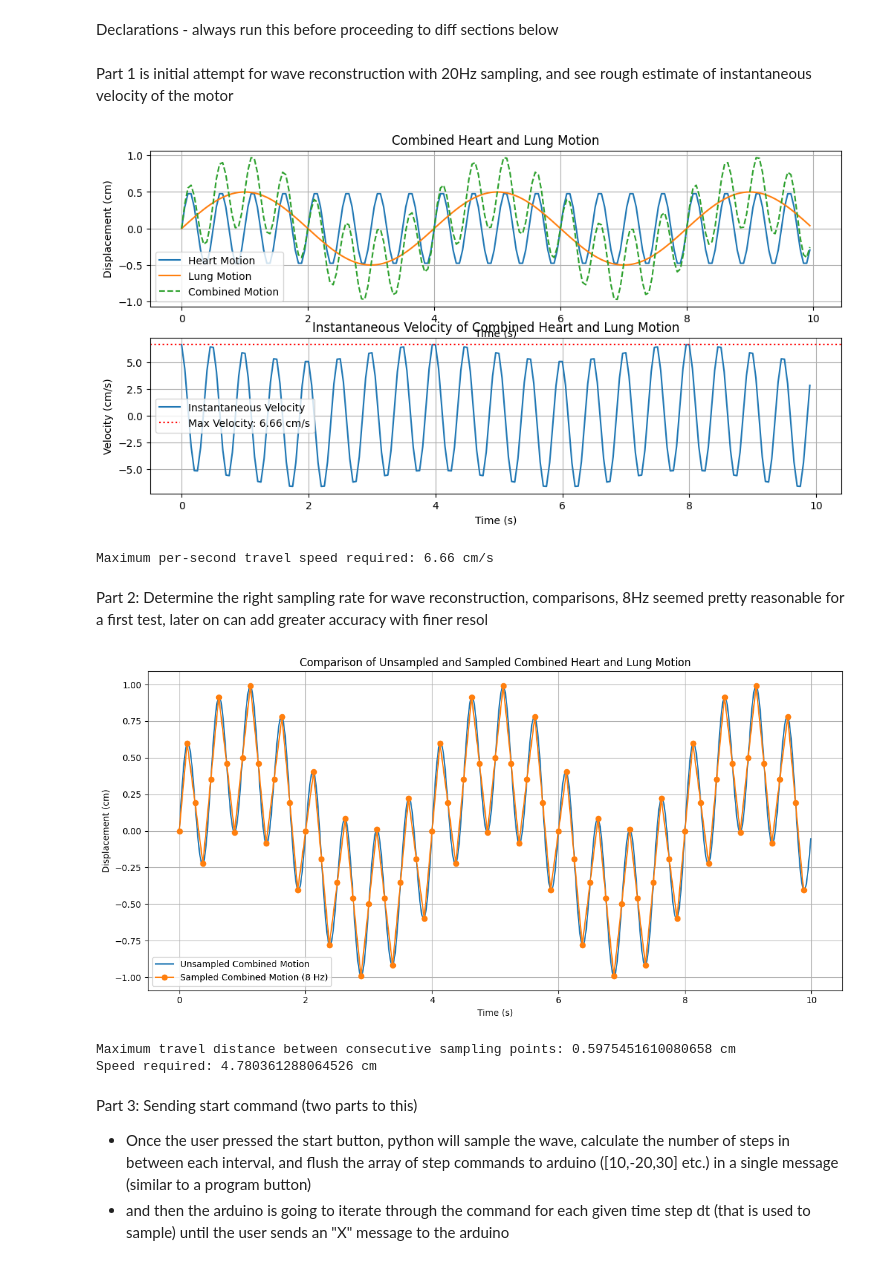
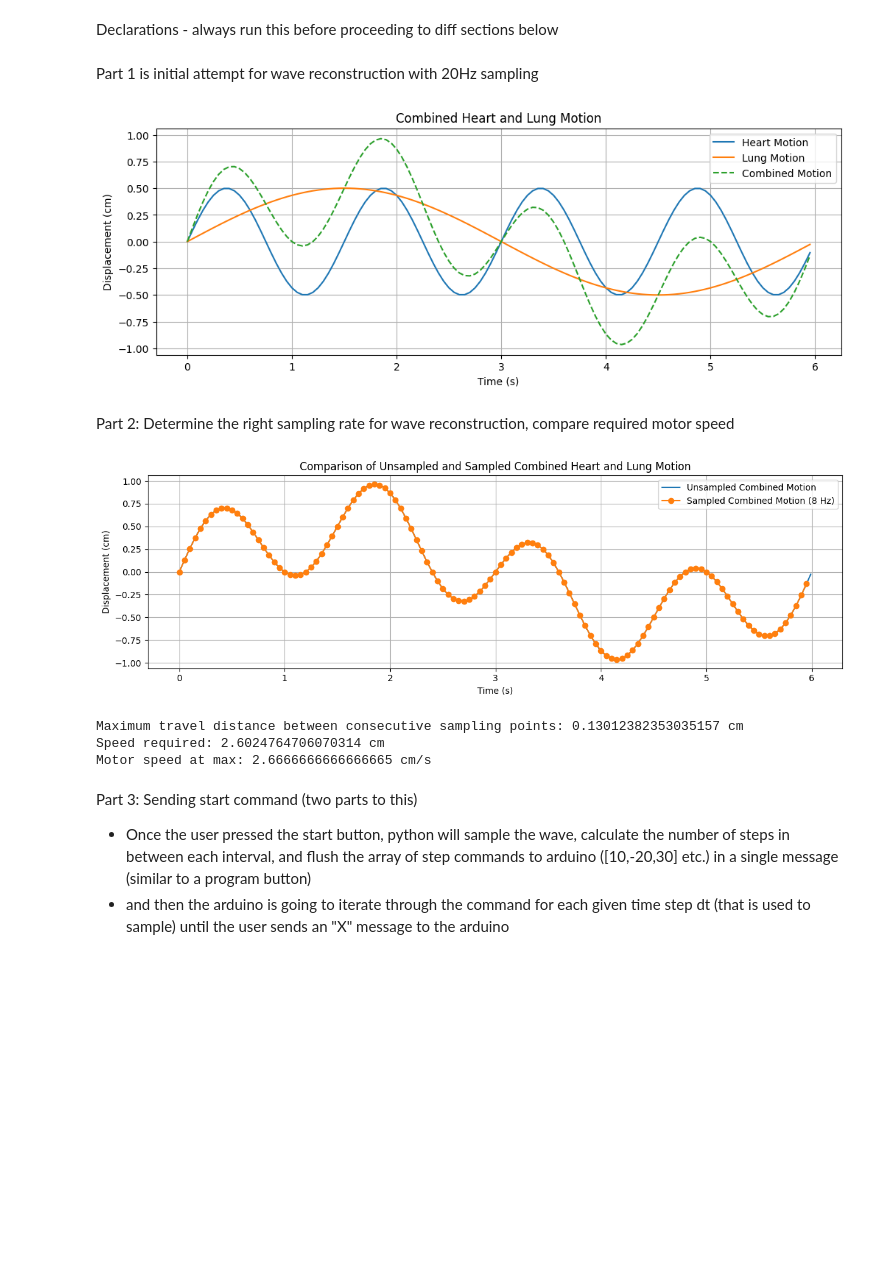
Before and after one commit to EPCRI/HeartLungMotionModel, a Jupyter notebook: Python/sampling.ipynb, the cells around one changed output. Saved outputs shown, nothing was run; the diff lists cells and outputs as text; code cells hidden in the pictures; blank space fills up the shorter version.

Commit message:
validated 40Hz heartbeat motion

```diff
--- a/Python/sampling.ipynb
+++ b/Python/sampling.ipynb
@@ -6,14 +6,18 @@ import matplotlib.pyplot as plt
 
 # Variables
 heart_amplitude = 0.5
-heart_frequency = 120 / 60
+heart_frequency = 40 / 60
 lung_amplitude = 0.5
-lung_frequency = 15 / 60
-sampling_rate = 8
+lung_frequency = 10 / 60
+sampling_rate = 20
 sampling_interval = 1 / sampling_rate
 motor_speed_rpm = 200
 lead_screw_lead = 8
 steps_per_revolution = 200
+wave_period = 1 / lung_frequency
+
+t_fine = np.arange(0, wave_period, 0.01)
+t_sampled = np.arange(0, wave_period, sampling_interval)
 
 def generate_motion(t, heart_amplitude, heart_frequency, lung_amplitude, lung_frequency):
     heart_motion = heart_amplitude * np.sin(2 * np.pi * heart_frequency * t)
@@ -22,73 +26,47 @@ def generate_motion(t, heart_amplitude, heart_frequency, lung_amplitude, lung_fr
     return heart_motion, lung_motion, combined_motion
 
 def encode_motor_instructions(steps, sampling_rate):
-    instructions = ['P', f'{sampling_rate:X}']  # Starting message and sampling rate in single hex byte
+    data = ['P', f'{sampling_rate:02X}']  # Start byte 'P' and sampling rate represented in 2 hex bytes
     for step in steps:
         sign = '1' if step >= 0 else '0'
-        magnitude = f'{abs(step):02X}'
-        instructions.append(sign)
-        instructions.append(magnitude)
-    instructions.append('F')  # Ending byte
-    return ''.join(instructions)
+        magnitude = f'{abs(step):02X}'    # mag in 2 hex bytes, sign in 1 byte, total 3 bytes per datapoint
+        data.append(sign)
+        data.append(magnitude)
+    data.append('V')                      # End byte 'V'
+    return ''.join(data).encode('utf-8')
 # %% [markdown]
-Part 1 is initial attempt for wave reconstruction with 20Hz sampling, and see rough estimate of instantaneous velocity of the motor
+Part 1 is initial attempt for wave reconstruction with 20Hz sampling
 # %%
 # Time array, resol 20Hz
 dt = 0.05
-t = np.arange(0, 10, dt)
+t = np.arange(0, wave_period, dt)
 
 heart_motion, lung_motion, combined_motion = generate_motion(t, heart_amplitude, heart_frequency, lung_amplitude, lung_frequency)
 
 # Visualization of motion waveforms
-plt.figure(figsize=(12, 6))
-plt.subplot(2, 1, 1)
+plt.figure(figsize=(12, 4))
 plt.plot(t, heart_motion, label='Heart Motion')
 plt.plot(t, lung_motion, label='Lung Motion')
 plt.plot(t, combined_motion, label='Combined Motion', linestyle='--')
 plt.title('Combined Heart and Lung Motion')
 plt.xlabel('Time (s)')
 plt.ylabel('Displacement (cm)')
 plt.legend()
 plt.grid(True)
-
-# Visualization of instantaneous velocity
-velocity = np.diff(combined_motion) / dt
-plt.subplot(2, 1, 2)
-plt.plot(t[:-1], velocity, label='Instantaneous Velocity')
-max_velocity = np.max(np.abs(velocity))
-plt.axhline(max_velocity, color='r', linestyle=':', label=f'Max Velocity: {max_velocity:.2f} cm/s')
-plt.title('Instantaneous Velocity of Combined Heart and Lung Motion')
-plt.xlabel('Time (s)')
-plt.ylabel('Velocity (cm/s)')
-plt.legend()
-plt.grid(True)
-
-plt.show()
-
-print(f'Maximum per-second travel speed required: {max_velocity:.2f} cm/s')
 # %% [output]
-[figure, old version]
+[figure, new version]
-Maximum per-second travel speed required: 6.66 cm/s
 # %% [markdown]
-Part 2: Determine the right sampling rate for wave reconstruction, comparisons, 8Hz seemed pretty reasonable for a first test, later on can add greater accuracy with finer resol
+Part 2: Determine the right sampling rate for wave reconstruction, compare required motor speed
 # %%
-t_fine = np.arange(0, 10, 0.01)
-t_sampled = np.arange(0, 10, sampling_interval)
-
-# Unsampled - finer time resolution
+# Unsampled (fine time resol) and sampled waveform
 heart_motion_fine, lung_motion_fine, combined_motion_fine = generate_motion(t_fine, heart_amplitude, heart_frequency, lung_amplitude, lung_frequency)
-
-# Sampling
 heart_motion_sampled, lung_motion_sampled, combined_motion_sampled = generate_motion(t_sampled, heart_amplitude, heart_frequency, lung_amplitude, lung_frequency)
 
-# Calculate maximum travel distance between consecutive sampling points
 travel_distances = np.abs(np.diff(combined_motion_sampled))
 max_travel_distance = np.max(travel_distances)
 
-# Plotting
-plt.figure(figsize=(12, 6))
-
-# Plot unsampled and sampled combined motion
+# Plot
+plt.figure(figsize=(12, 4))
 plt.plot(t_fine, combined_motion_fine, label='Unsampled Combined Motion', linestyle='-')
 plt.plot(t_sampled, combined_motion_sampled, 'o-', label='Sampled Combined Motion (8 Hz)')
 plt.title('Comparison of Unsampled and Sampled Combined Heart and Lung Motion')
@@ -102,10 +80,12 @@ plt.show()
 
 print(f'Maximum travel distance between consecutive sampling points: {max_travel_distance} cm')
 print(f'Speed required: {max_travel_distance/sampling_interval} cm')
+print(f'Motor speed at max: {lead_screw_lead/10 * motor_speed_rpm/60} cm/s')
 # %% [output]
-[figure, old version]
+[figure, new version]
-Maximum travel distance between consecutive sampling points: 0.5975451610080658 cm
-Speed required: 4.780361288064526 cm
+Maximum travel distance between consecutive sampling points: 0.13012382353035157 cm
+Speed required: 2.6024764706070314 cm
+Motor speed at max: 2.6666666666666665 cm/s
 # %% [markdown]
 Part 3: Sending start command (two parts to this)
 - Once the user pressed the start button, python will sample the wave, calculate the number of steps in between each interval, and flush the array of step commands to arduino ([10,-20,30] etc.) in a single message (similar to a program button)
```
Also changed, not shown: parts of 2 cells of this notebook.
